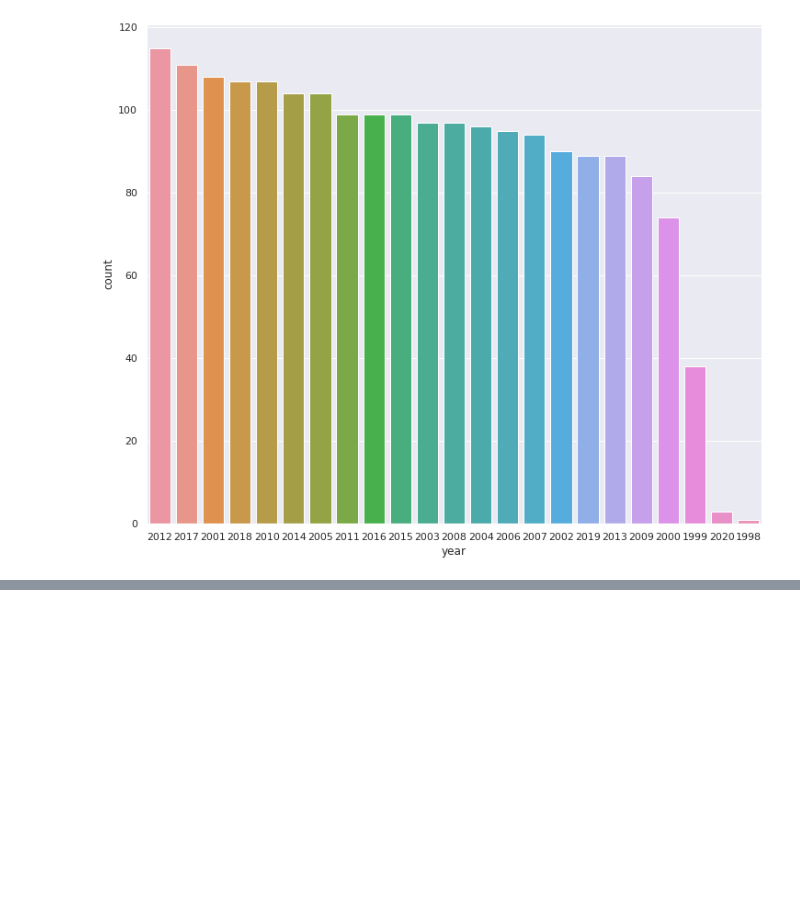
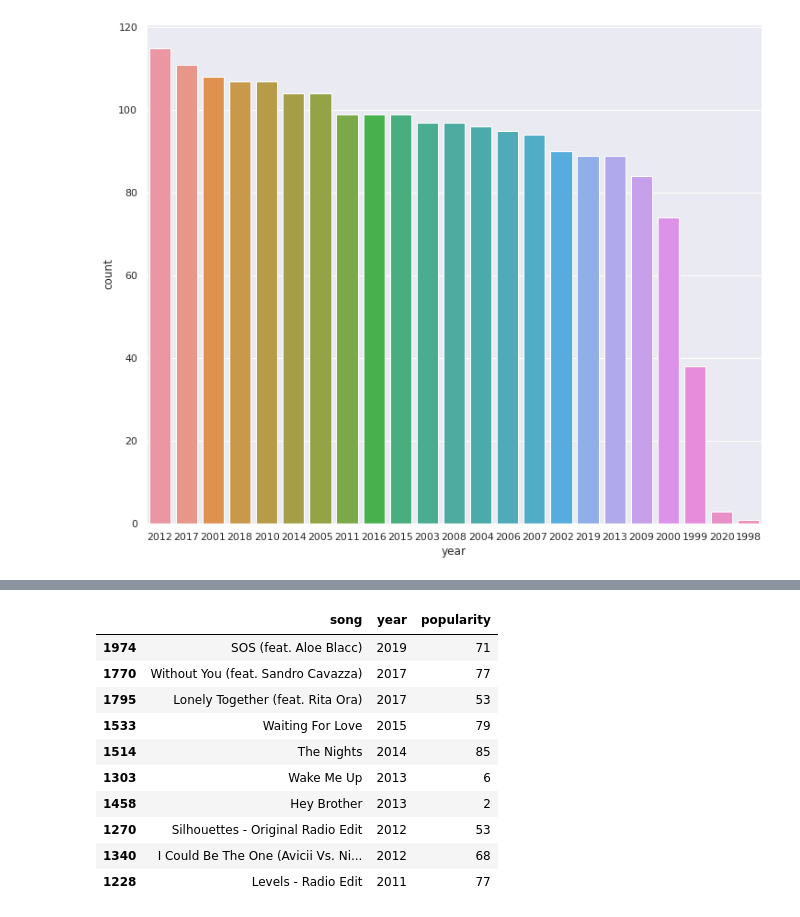
Before and after one commit to Mund99/DSUB_5.0, a Jupyter notebook: Day_6_Assignment.ipynb, the cells around one changed output, grey strips where cells are left out. Drawn from its saved outputs; the diff is of its cells as text; code cells hidden in the pictures; blank space fills up the shorter version.

```diff
--- a/Day_6_Assignment.ipynb
+++ b/Day_6_Assignment.ipynb
@@ -225,0 +284,21 @@ ax = sns.countplot(data=df, x="year", order = df['year'].value_counts().index)
+# %%
+# Variable artist
+artist = "Avicii"
+
+# Filter the dataset with the particular artist
+# Extract required data feature and sort the values by year
+b = df[(df['artist'] == artist)]
+b = b[['song','year','popularity']].sort_values(by=['year'],ascending=False)
+b
+# %% [output]
+|  | song | year | popularity |
+| 1974 | SOS (feat. Aloe Blacc) | 2019 | 71 |
+| 1770 | Without You (feat. Sandro Cavazza) | 2017 | 77 |
+| 1795 | Lonely Together (feat. Rita Ora) | 2017 | 53 |
+| 1533 | Waiting For Love | 2015 | 79 |
+| 1514 | The Nights | 2014 | 85 |
+| 1303 | Wake Me Up | 2013 | 6 |
+| 1458 | Hey Brother | 2013 | 2 |
+| 1270 | Silhouettes - Original Radio Edit | 2012 | 53 |
+| 1340 | I Could Be The One (Avicii Vs. Ni... | 2012 | 68 |
+| 1228 | Levels - Radio Edit | 2011 | 77 |
```
Also changed, not shown: parts of 11 cells of this notebook.
